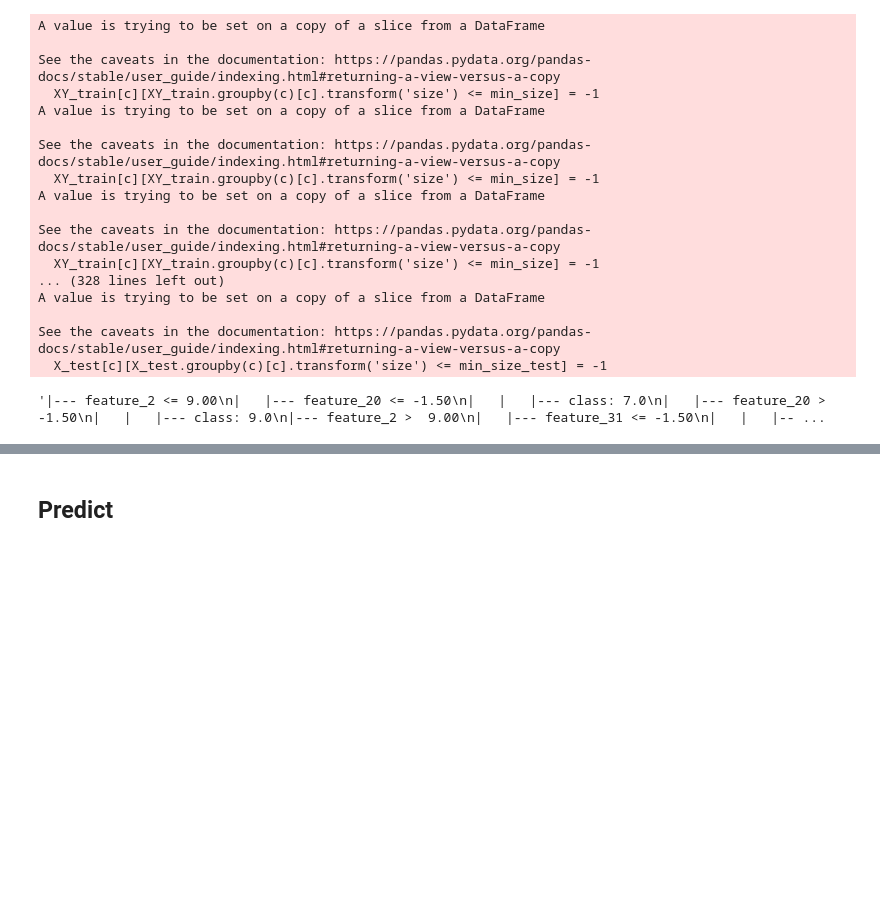
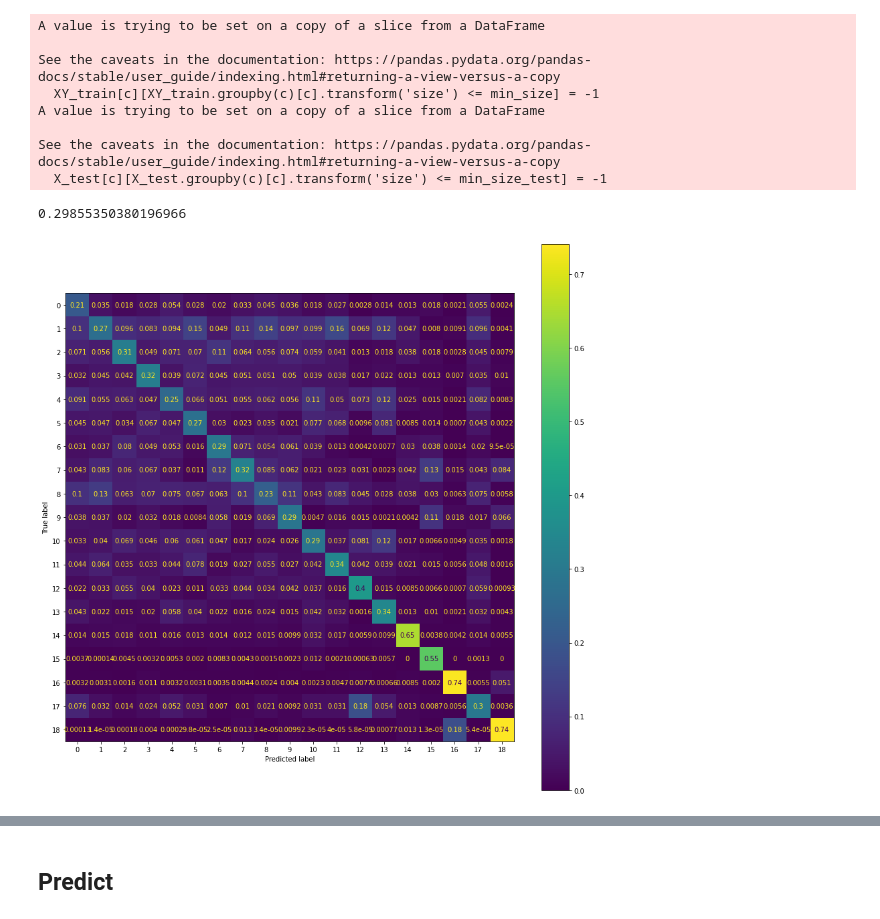
Before and after one commit to levopeti/DMandML, a Jupyter notebook: assignment/1R.ipynb, the cells around one changed output, grey strips where cells are left out. Drawn from its saved outputs; the diff is of its cells as text; code cells hidden in the pictures; blank space fills up the shorter version.

```diff
--- a/assignment/1R.ipynb
+++ b/assignment/1R.ipynb
@@ -3,10 +3,11 @@ from sklearn.tree import DecisionTreeClassifier as DTC, plot_tree, export_text
 from sklearn.impute import SimpleImputer
 from sklearn.model_selection import cross_validate as cv
 
+from sklearn.metrics import confusion_matrix, ConfusionMatrixDisplay
+
 import pandas as pd
 import numpy as np
 import matplotlib.pyplot as plt
-import graphviz
 
 from utils import get_data
 
@@ -16,11 +17,22 @@ from sklearn.preprocessing import StandardScaler, MinMaxScaler, RobustScaler
 from sklearn.impute import SimpleImputer, KNNImputer
 
 from sklearn.decomposition import PCA
+import matplotlib
+import matplotlib.pyplot as plt
+
 from utils import get_data
 
 %matplotlib inline
+pd.set_option('display.max_columns', 50)
+matplotlib.rcParams['figure.figsize'] = [15, 15]
+# %%
+def plot_cm(_model, _X_test, _y_test):
+    predictions = _model.predict(_X_test)
+    cm = confusion_matrix(_y_test, predictions, normalize="pred")
+    disp = ConfusionMatrixDisplay(confusion_matrix=cm)
+    disp.plot()
 # %%
-XY_train, X_test, inverse_target_map = get_data(min_size=150, min_size_test=150, fill_nan=-2)
+XY_train, X_test, inverse_target_map = get_data(min_size=150, min_size_test=150, nan_thresh=10, fill_nan=-2)
 train_columns = list(XY_train.columns)
 train_columns.remove("TARGET_NUM")
 # %% [output]
@@ -31,15 +43,15 @@ See the caveats in the documentation: https://pandas.pydata.org/pandas-docs/stab
 A value is trying to be set on a copy of a slice from a DataFrame
 
 See the caveats in the documentation: https://pandas.pydata.org/pandas-docs/stable/user_guide/indexing.html#returning-a-view-versus-a-copy
-  XY_train[c][XY_train.groupby(c)[c].transform('size') <= min_size] = -1
-A value is trying to be set on a copy of a slice from a DataFrame
-
-See the caveats in the documentation: https://pandas.pydata.org/pandas-docs/stable/user_guide/indexing.html#returning-a-view-versus-a-copy
-  XY_train[c][XY_train.groupby(c)[c].transform('size') <= min_size] = -1
-... (328 lines left out)
-A value is trying to be set on a copy of a slice from a DataFrame
-
-See the caveats in the documentation: https://pandas.pydata.org/pandas-docs/stable/user_guide/indexing.html#returning-a-view-versus-a-copy
   X_test[c][X_test.groupby(c)[c].transform('size') <= min_size_test] = -1
 # %%
-dtc = DTC(max_depth=14, random_state=42)
+dtc = DTC(max_depth=15,
+          random_state=42,
+          #class_weight="balanced"
+         )
+dtc = dtc.fit(XY_train[train_columns], XY_train["TARGET_NUM"])
+print(dtc.score(XY_train[train_columns], XY_train["TARGET_NUM"]))
+plot_cm(dtc, XY_train[train_columns], XY_train["TARGET_NUM"])
+# %% [output]
+0.29855350380196966
+[figure, added]
@@ -48,4 +57,0 @@ dtc = dtc.fit(XY_train[train_columns], XY_train["TARGET_NUM"])
-# %%
-export_text(dtc)
-# %% [output]
-'|--- feature_2 <= 9.00\n|   |--- feature_20 <= -1.50\n|   |   |--- class: 7.0\n|   |--- feature_20 >  -1.50\n|   |   |--- class: 9.0\n|--- feature_2 >  9.00\n|   |--- feature_31 <= -1.50\n|   |   |-- ...
```
Also changed, not shown: parts of 6 cells of this notebook, 4 other files.
